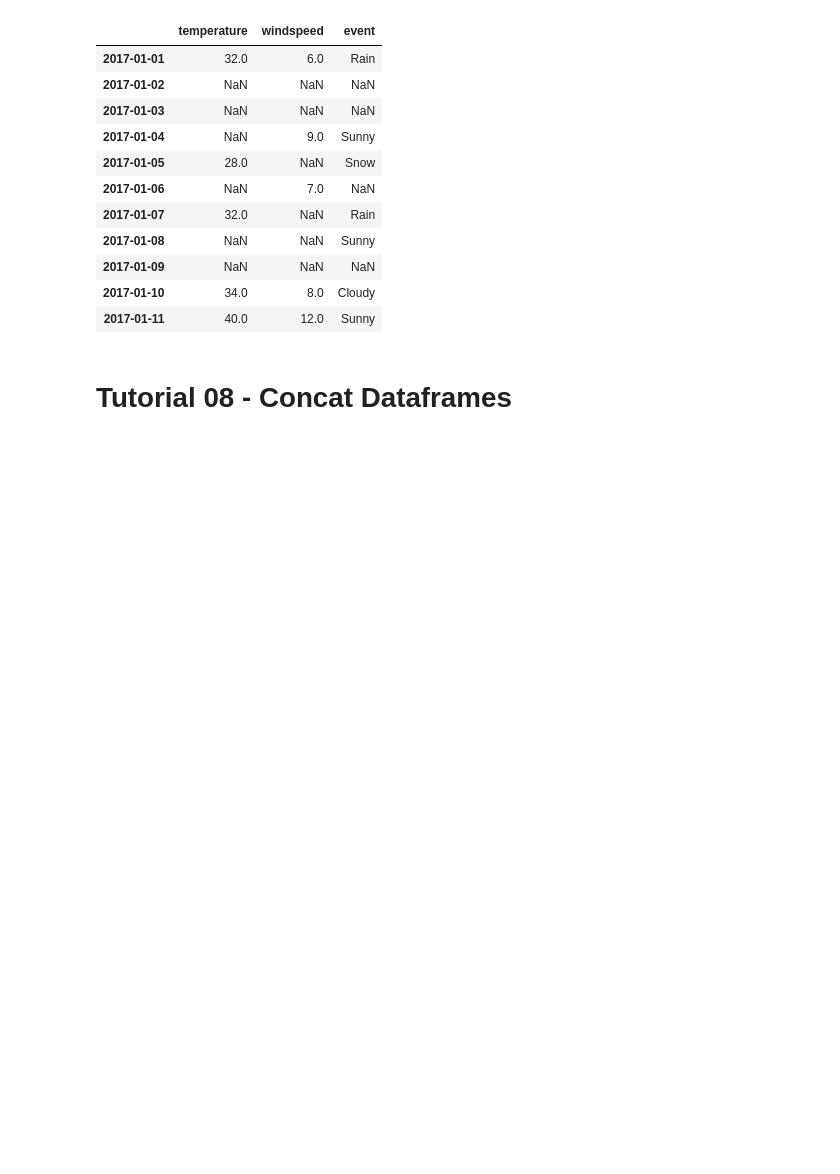
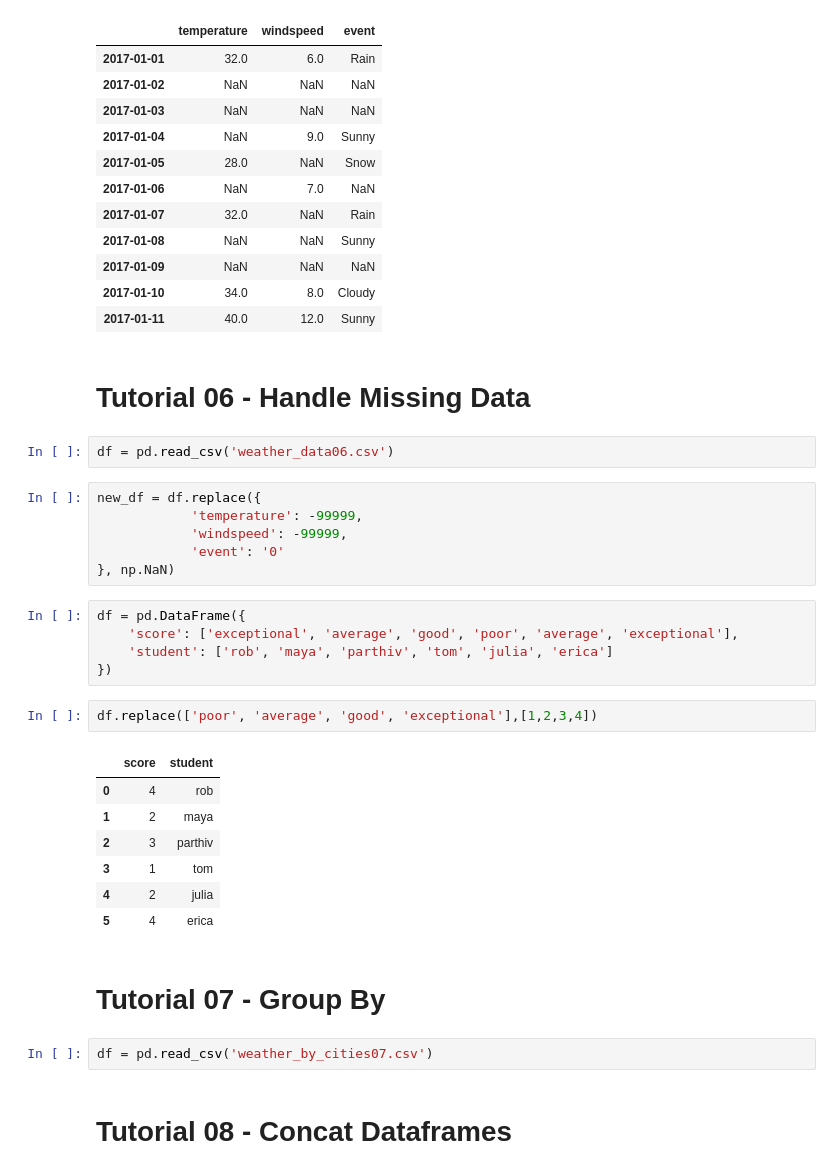
Before and after one commit to jchemile/varios, a Jupyter notebook: code_basics/pandas_tutorial/pandas_tutorial.ipynb, the cells around one changed output. Cells and saved outputs as stored; diff of their text form; blank space fills up the shorter version.

```diff
--- a/code_basics/pandas_tutorial/pandas_tutorial.ipynb
+++ b/code_basics/pandas_tutorial/pandas_tutorial.ipynb
@@ -395,6 +396,35 @@ df.reindex(idx)
 | 2017-01-09 | NaN | NaN | NaN |
 | 2017-01-10 | 34.0 | 8.0 | Cloudy |
 | 2017-01-11 | 40.0 | 12.0 | Sunny |
+# %% [markdown]
+# Tutorial 06 - Handle Missing Data
+# %%
+df = pd.read_csv('weather_data06.csv')
+# %%
+new_df = df.replace({
+            'temperature': -99999,
+            'windspeed': -99999,
+            'event': '0'
+}, np.NaN)
+# %%
+df = pd.DataFrame({
+    'score': ['exceptional', 'average', 'good', 'poor', 'average', 'exceptional'],
+    'student': ['rob', 'maya', 'parthiv', 'tom', 'julia', 'erica']
+})
+# %%
+df.replace(['poor', 'average', 'good', 'exceptional'],[1,2,3,4])
+# %% [output]
+|  | score | student |
+| 0 | 4 | rob |
+| 1 | 2 | maya |
+| 2 | 3 | parthiv |
+| 3 | 1 | tom |
+| 4 | 2 | julia |
+| 5 | 4 | erica |
+# %% [markdown]
+# Tutorial 07 - Group By
+# %%
+df = pd.read_csv('weather_by_cities07.csv')
 # %% [markdown]
 # Tutorial 08 - Concat Dataframes
 # %%
```
Also changed, not shown: parts of 1 cell of this notebook, 7 other files.
